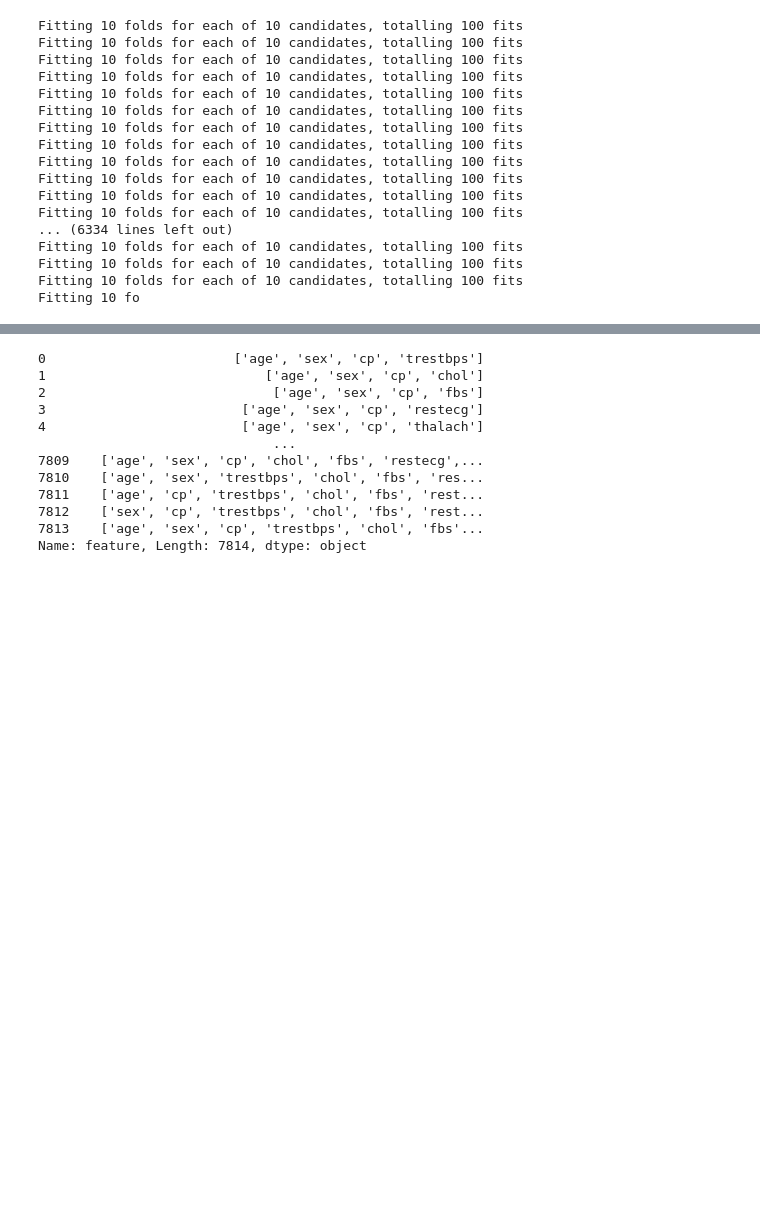
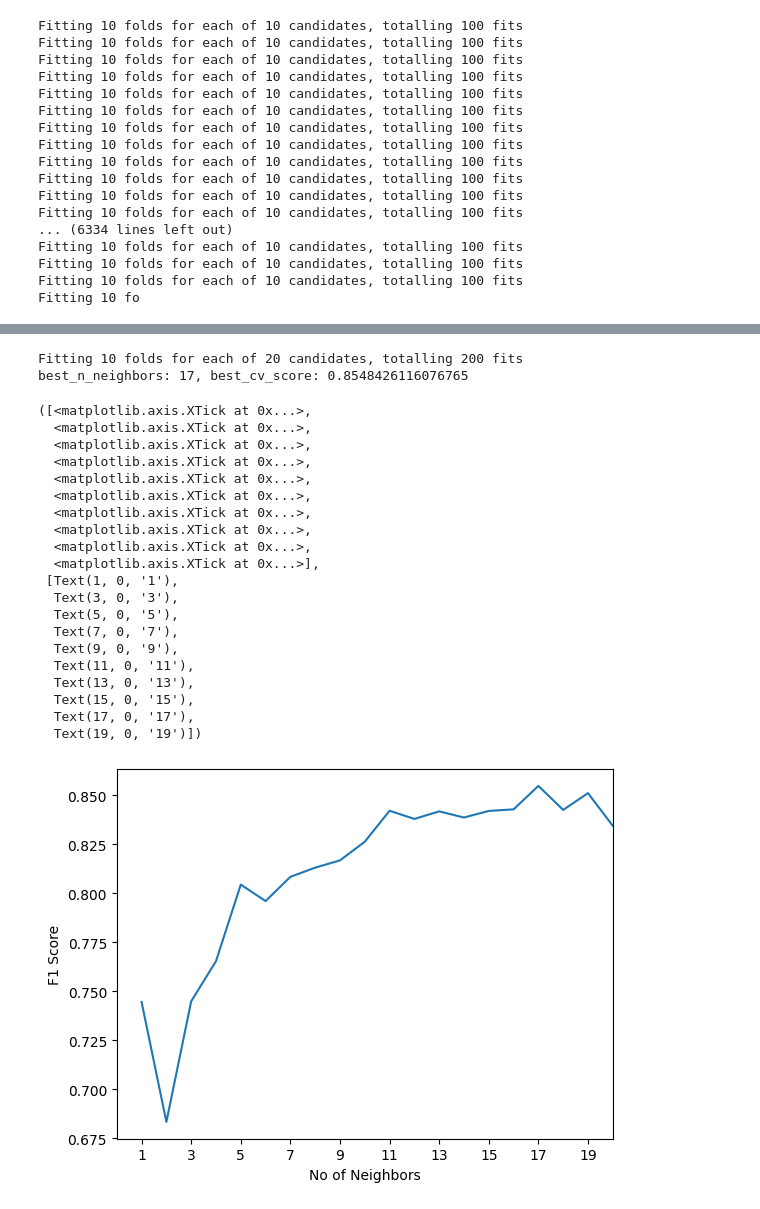
Before and after one commit to 10sajan10/cs5830_project4, a Jupyter notebook: Project4.ipynb, the cells around one changed output, grey strips where cells are left out. Cells and saved outputs as stored; diff of their text form; code cells hidden in the pictures; blank space fills up the shorter version.

```diff
--- a/Project4.ipynb
+++ b/Project4.ipynb
@@ -227,15 +133,54 @@ knn_results = pd.read_csv('knn_results.csv')
-# %%
-knn_results.feature
-# %% [output]
-0                        ['age', 'sex', 'cp', 'trestbps']
-1                            ['age', 'sex', 'cp', 'chol']
-2                             ['age', 'sex', 'cp', 'fbs']
-3                         ['age', 'sex', 'cp', 'restecg']
-4                         ['age', 'sex', 'cp', 'thalach']
-                              ...
-7809    ['age', 'sex', 'cp', 'chol', 'fbs', 'restecg',...
-7810    ['age', 'sex', 'trestbps', 'chol', 'fbs', 'res...
-7811    ['age', 'cp', 'trestbps', 'chol', 'fbs', 'rest...
-7812    ['sex', 'cp', 'trestbps', 'chol', 'fbs', 'rest...
-7813    ['age', 'sex', 'cp', 'trestbps', 'chol', 'fbs'...
-Name: feature, Length: 7814, dtype: object
+# %%
+knn_results = pd.read_csv('Knn_Results1.csv')
+best_feature = list(ast.literal_eval(knn_results.iloc[knn_results.best_cv_score.idxmax()].feature_combination))
+# %%
+X = data_filtered[best_feature].values
+y = data_filtered['num'].values
+X_train, X_test, y_train, y_test = train_test_split(X, y, test_size=0.2, random_state=42)
+
+scaler = StandardScaler()
+X_train_scaled = scaler.fit_transform(X_train)
+X_test_scaled = scaler.transform(X_test)
+
+param_grid = {'n_neighbors': np.arange(1, 21, 1)}
+f1_scorer = make_scorer(f1_score, average='weighted', greater_is_better=True,)
+skf = StratifiedKFold(n_splits=10, shuffle=True, random_state=42 )
+custom_knn = CustomKNeighbors(n_neighbors=5)
+grid_search = GridSearchCV(custom_knn, param_grid, cv=skf, scoring=f1_scorer, verbose=1)
+grid_search.fit(X_train_scaled, y_train)
+best_model = grid_search.best_estimator_
+
+print(f'best_n_neighbors: {grid_search.best_params_["n_neighbors"]}, ' f'best_cv_score: {grid_search.best_score_}')
+# %% [output]
+Fitting 10 folds for each of 20 candidates, totalling 200 fits
+best_n_neighbors: 17, best_cv_score: 0.8548426116076765
+# %%
+score_results = pd.DataFrame(grid_search.cv_results_)
+# %%
+sns.lineplot(data = score_results, x = 'param_n_neighbors', y ='mean_test_score')
+plt.xlabel('No of Neighbors')
+plt.ylabel('F1 Score')
+plt.xlim(0,20)
+plt.xticks(range(1, 21, 2))
+# %% [output]
+([<matplotlib.axis.XTick at 0x...>,
+  <matplotlib.axis.XTick at 0x...>,
+  <matplotlib.axis.XTick at 0x...>,
+  <matplotlib.axis.XTick at 0x...>,
+  <matplotlib.axis.XTick at 0x...>,
+  <matplotlib.axis.XTick at 0x...>,
+  <matplotlib.axis.XTick at 0x...>,
+  <matplotlib.axis.XTick at 0x...>,
+  <matplotlib.axis.XTick at 0x...>,
+  <matplotlib.axis.XTick at 0x...>],
+ [Text(1, 0, '1'),
+  Text(3, 0, '3'),
+  Text(5, 0, '5'),
+  Text(7, 0, '7'),
+  Text(9, 0, '9'),
+  Text(11, 0, '11'),
+  Text(13, 0, '13'),
+  Text(15, 0, '15'),
+  Text(17, 0, '17'),
+  Text(19, 0, '19')])
+[figure, added]
```
Also changed, not shown: parts of 19 cells of this notebook.
